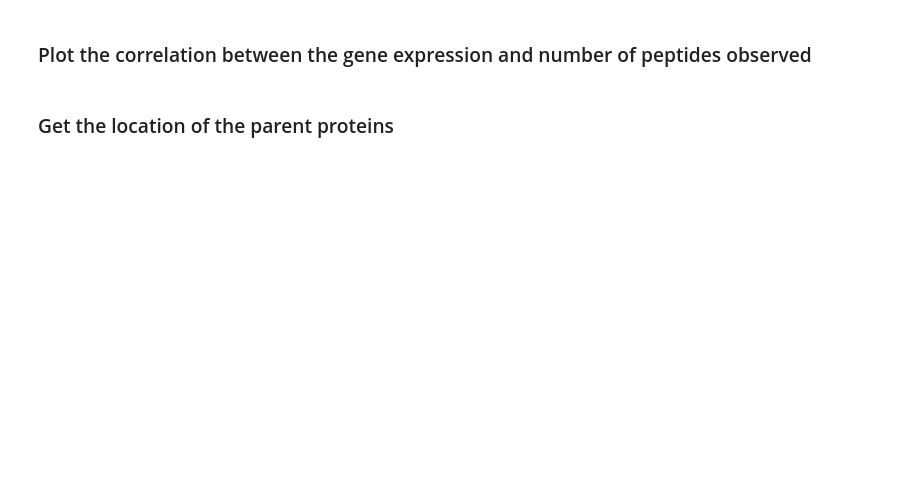
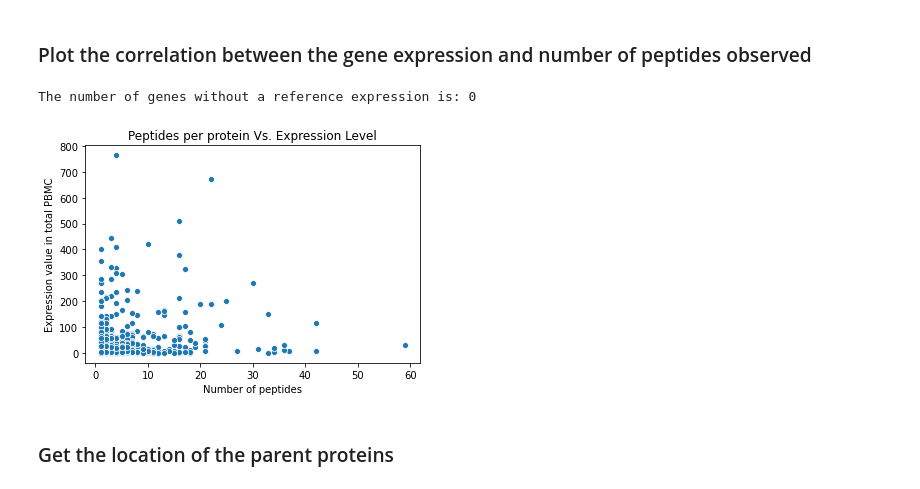
Before and after one commit to ikmb/iptoolkit, a Jupyter notebook: Tutorials/Tutorial_two_creating_an_experiment_object.ipynb, the cells around one changed output. Drawn from its saved outputs; the diff is of its cells as text; code cells hidden in the pictures; blank space fills up the shorter version.

```diff
--- a/Tutorials/Tutorial_two_creating_an_experiment_object.ipynb
+++ b/Tutorials/Tutorial_two_creating_an_experiment_object.ipynb
@@ -115,10 +123,13 @@ plot_parent_protein_expression_in_tissue(parent_protein_exp,exp.get_tissue_name(
 # %%
 # get the number of peptides per parent protein
 num_peptides_parent: pd.DataFrame = exp.get_num_peptide_expression_table()
 # print the number of un-mapped genes
 print(f'The number of genes without a reference expression is: {num_peptides_parent.loc[num_peptides_parent.iloc[:,1]==-1].shape[0]}')
 # plot the gene expression vs. number of peptides
-plot_gene_expression_vs_num_peptides(num_peptides_parent,tissue_name=exp.get_tissue_name())
+fig=plot_gene_expression_vs_num_peptides(num_peptides_parent,tissue_name=exp.get_tissue_name())
+# %% [output]
+The number of genes without a reference expression is: 0
+[figure, added]
 # %% [markdown]
 ### Get the location of the parent proteins
 # %%
```
Also changed, not shown: parts of 34 cells of this notebook, 10 other files.
